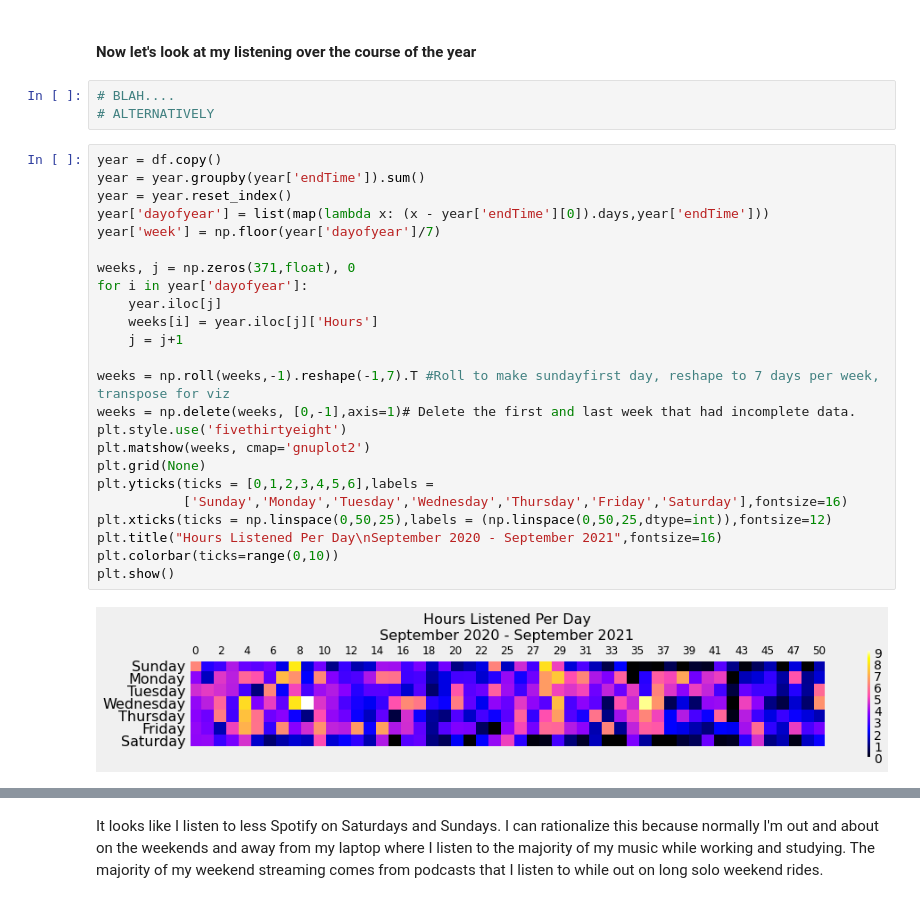
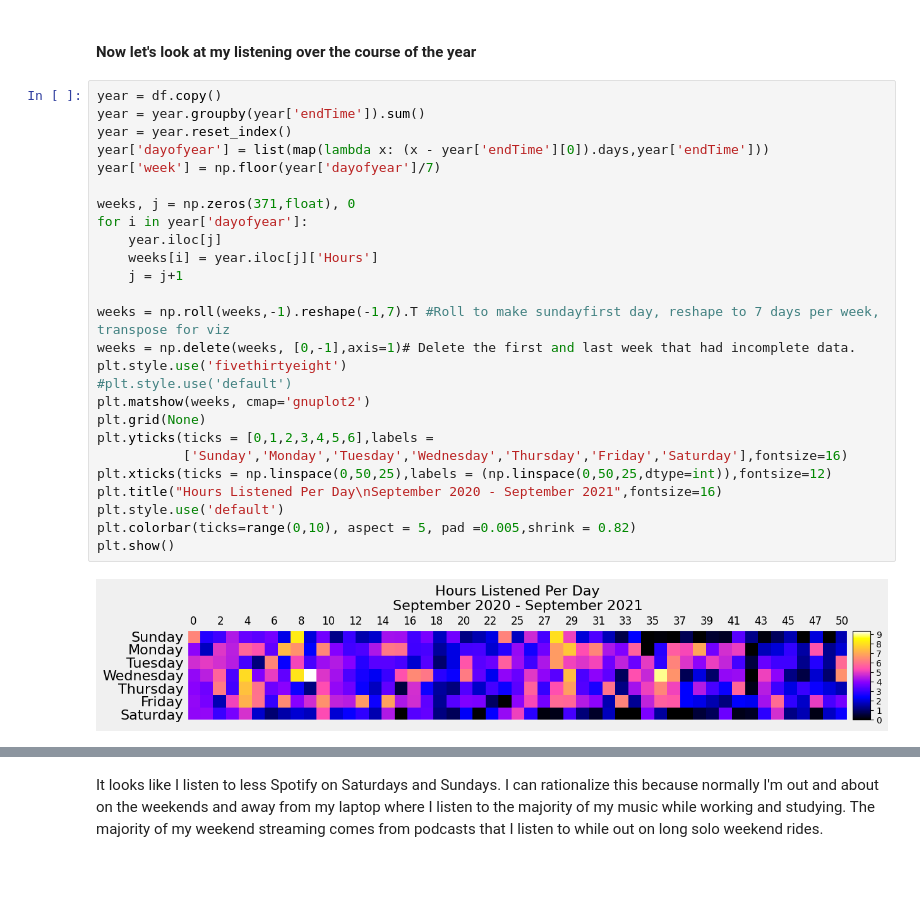
Before and after one commit to JohnMcGrane/Spotify-Analysis, a Jupyter notebook: SPOTIFY.ipynb, the cells around one changed output, grey strips where cells are left out. Cells and saved outputs as stored; diff of their text form; blank space fills up the shorter version.

```diff
--- a/SPOTIFY.ipynb
+++ b/SPOTIFY.ipynb
@@ -107,32 +107,31 @@ plt.show()
 My habits of podcasts while working out and soundtracks while studying is on full display in this visualization. Lots of ethereal tracks on repeat apparently make for good work conditions. Some longer podcast episodes start to appear in the sub-two hour range.
 # %% [markdown]
 #### Now let's look at my listening over the course of the year
-# %%
-# BLAH....
-# ALTERNATIVELY
 # %%
 year = df.copy()
 year = year.groupby(year['endTime']).sum()
 year = year.reset_index()
 year['dayofyear'] = list(map(lambda x: (x - year['endTime'][0]).days,year['endTime']))
 year['week'] = np.floor(year['dayofyear']/7)
 
 weeks, j = np.zeros(371,float), 0
 for i in year['dayofyear']:
     year.iloc[j]
     weeks[i] = year.iloc[j]['Hours']
     j = j+1
 
 weeks = np.roll(weeks,-1).reshape(-1,7).T #Roll to make sundayfirst day, reshape to 7 days per week, transpose for viz
 weeks = np.delete(weeks, [0,-1],axis=1)# Delete the first and last week that had incomplete data.
 plt.style.use('fivethirtyeight')
+#plt.style.use('default')
 plt.matshow(weeks, cmap='gnuplot2')
 plt.grid(None)
 plt.yticks(ticks = [0,1,2,3,4,5,6],labels =
            ['Sunday','Monday','Tuesday','Wednesday','Thursday','Friday','Saturday'],fontsize=16)
 plt.xticks(ticks = np.linspace(0,50,25),labels = (np.linspace(0,50,25,dtype=int)),fontsize=12)
 plt.title("Hours Listened Per Day\nSeptember 2020 - September 2021",fontsize=16)
-plt.colorbar(ticks=range(0,10))
+plt.style.use('default')
+plt.colorbar(ticks=range(0,10), aspect = 5, pad =0.005,shrink = 0.82)
 plt.show()
 # %% [output]
-[figure, old version]
+[figure, new version]
```
Also changed, not shown: parts of 9 cells of this notebook.
